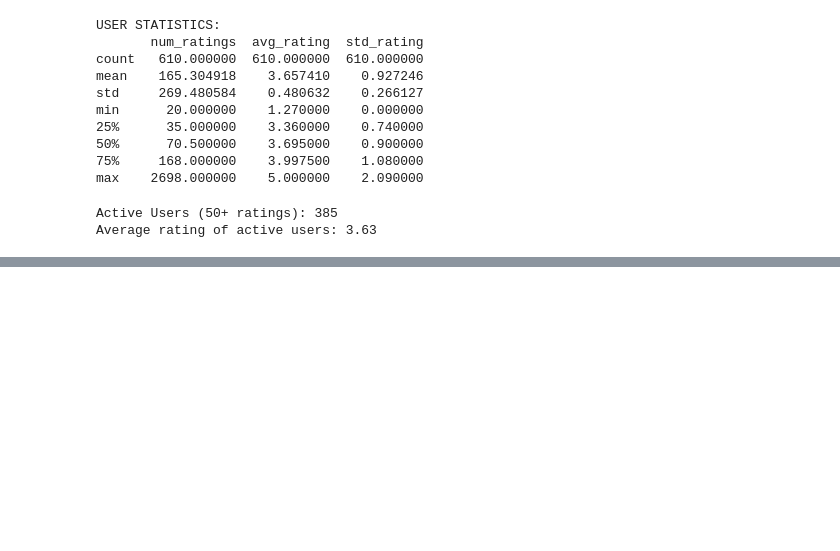
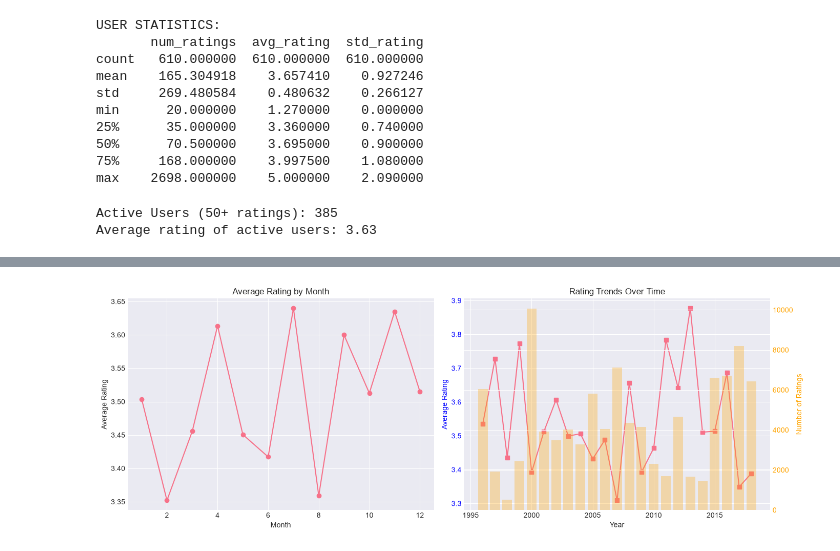
Before and after one commit to InfinitePraveen/Movie-Ratings-EDA, a Jupyter notebook: notebook/Movie-Ratings-EDA.ipynb, the cells around one changed output, grey strips where cells are left out. Drawn from its saved outputs; the diff is of its cells as text; code cells hidden in the pictures; blank space fills up the shorter version.

Commit message:
Time Analysis Done ✅

```diff
--- a/notebook/Movie-Ratings-EDA.ipynb
+++ b/notebook/Movie-Ratings-EDA.ipynb
@@ -420,0 +423,11 @@ Average rating of active users: 3.63
+# %%
+# Converting timestamp to datetime
+df['timestamp'] = pd.to_datetime(df['timestamp'], unit='s')
+df['date'] = df['timestamp'].dt.date
+df['month'] = df['timestamp'].dt.month
+df['year_rated'] = df['timestamp'].dt.year
+# %%
+# Ratings by month
+monthly_ratings = df.groupby('month')['rating'].mean()
+print("AVERAGE RATING BY MONTH:")
+print(monthly_ratings)
@@ -420,0 +450,5 @@ Average rating of active users: 3.63
+# %%
+# Ratings by year rated
+yearly_rated = df.groupby('year_rated')['rating'].agg(['mean', 'count'])
+print("\nRATINGS BY YEAR RATED:")
+print(yearly_rated)
@@ -420,0 +472,29 @@ Average rating of active users: 3.63
+# %%
+# Plot rating trends over time
+fig, (ax1, ax2) = plt.subplots(1, 2, figsize=(14, 5))
+
+# Monthly pattern
+ax1.plot(monthly_ratings.index, monthly_ratings.values, marker='o')
+ax1.set_title('Average Rating by Month')
+ax1.set_xlabel('Month')
+ax1.set_ylabel('Average Rating')
+ax1.grid(True)
+
+# Yearly pattern
+ax2.plot(yearly_rated.index, yearly_rated['mean'], marker='s', label='Avg Rating')
+ax2.set_xlabel('Year')
+ax2.set_ylabel('Average Rating', color='blue')
+ax2.tick_params(axis='y', labelcolor='blue')
+ax2.grid(True)
+
+ax2_2 = ax2.twinx()
+ax2_2.bar(yearly_rated.index, yearly_rated['count'], alpha=0.3, color='orange', label='Count')
+ax2_2.set_ylabel('Number of Ratings', color='orange')
+ax2_2.tick_params(axis='y', labelcolor='orange')
+
+plt.title('Rating Trends Over Time')
+plt.tight_layout()
+plt.savefig('time_analysis.png', dpi=300, bbox_inches='tight')
+plt.show()
+# %% [output]
+[figure, added]
```
Also changed, not shown: parts of 3 cells of this notebook, 1 other file.
